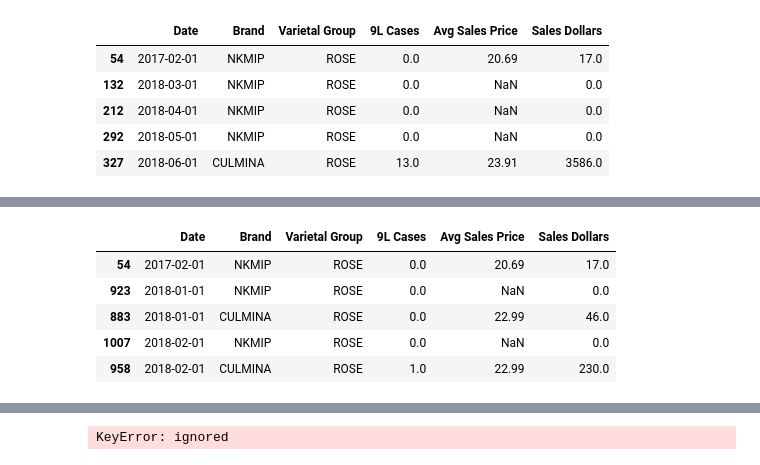
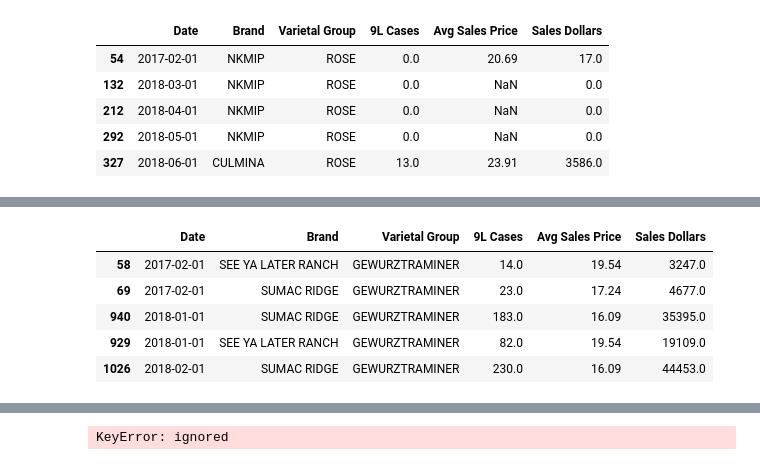
Before and after one commit to fengtastics/111-Capstone, a Jupyter notebook: Arterra_Project.ipynb, the cells around one changed output, grey strips where cells are left out. Drawn from its saved outputs; the diff is of its cells as text; code cells hidden in the pictures.

```diff
--- a/Arterra_Project.ipynb
+++ b/Arterra_Project.ipynb
@@ -145,9 +145,21 @@ rose.head()
 | 292 | 2018-05-01 | NKMIP | ROSE | 0.0 | NaN | 0.0 |
 | 327 | 2018-06-01 | CULMINA | ROSE | 13.0 | 23.91 | 3586.0 |
 # %%
-varietal = rose
+
 #cols = ['BC Sales Channel',	'AWC and Comp',  'AWC FYr & Pd No',	'Avg Sales Price']
 #varietal.drop(cols, axis=1, inplace=True)
-varietal = varietal.sort_values('Date')
-varietal.isnull().sum()
+rose = rose.sort_values('Date')
+rose.isnull().sum()
+
+red_blend = red_blend.sort_values('Date')
+red_blend.isnull().sum()
+
+shiraz = shiraz.sort_values('Date')
+shiraz.isnull().sum()
+
+cabernet_sav = cabernet_sav.sort_values('Date')
+cabernet_sav.isnull().sum()
+
+gewurz = gewurz.sort_values('Date')
+gewurz.isnull().sum()
 # %% [output]
@@ -160,10 +172,10 @@ Sales Dollars       0
 dtype: int64
 # %%
-varietal.head()
+gewurz.head()
 # %% [output]
 |  | Date | Brand | Varietal Group | 9L Cases | Avg Sales Price | Sales Dollars |
-| 54 | 2017-02-01 | NKMIP | ROSE | 0.0 | 20.69 | 17.0 |
-| 923 | 2018-01-01 | NKMIP | ROSE | 0.0 | NaN | 0.0 |
-| 883 | 2018-01-01 | CULMINA | ROSE | 0.0 | 22.99 | 46.0 |
-| 1007 | 2018-02-01 | NKMIP | ROSE | 0.0 | NaN | 0.0 |
-| 958 | 2018-02-01 | CULMINA | ROSE | 1.0 | 22.99 | 230.0 |
+| 58 | 2017-02-01 | SEE YA LATER RANCH | GEWURZTRAMINER | 14.0 | 19.54 | 3247.0 |
+| 69 | 2017-02-01 | SUMAC RIDGE | GEWURZTRAMINER | 23.0 | 17.24 | 4677.0 |
+| 940 | 2018-01-01 | SUMAC RIDGE | GEWURZTRAMINER | 183.0 | 16.09 | 35395.0 |
+| 929 | 2018-01-01 | SEE YA LATER RANCH | GEWURZTRAMINER | 82.0 | 19.54 | 19109.0 |
+| 1026 | 2018-02-01 | SUMAC RIDGE | GEWURZTRAMINER | 230.0 | 16.09 | 44453.0 |
```
Also changed, not shown: parts of 6 cells of this notebook.
